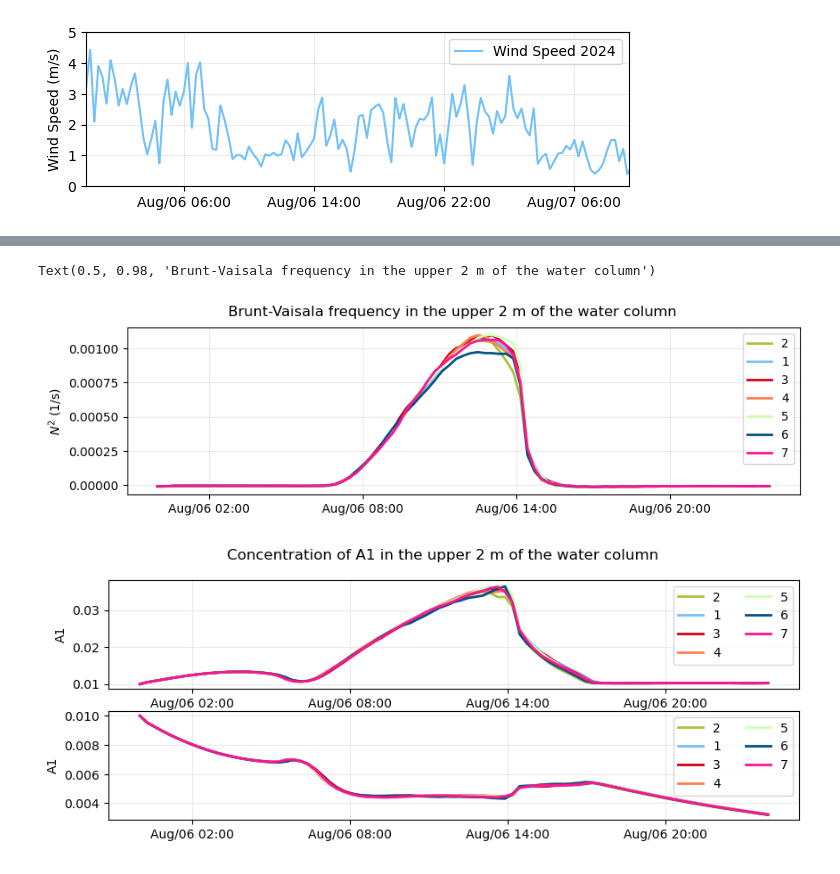
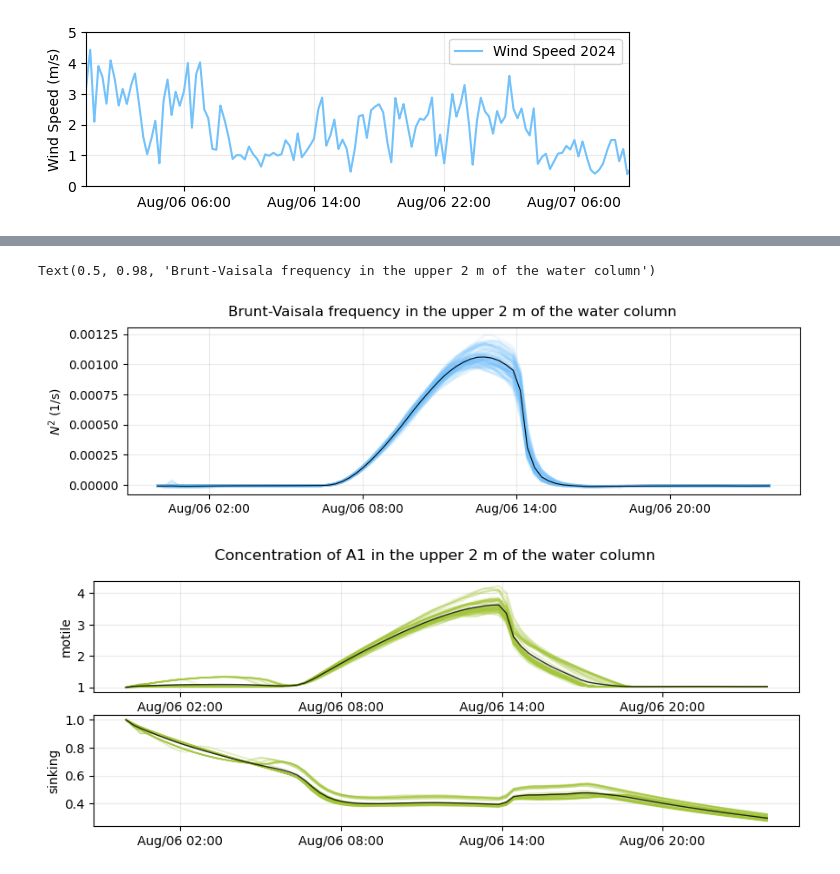
Before and after one commit to sienna-white/1D_JL_Turbulence_Model, a Jupyter notebook: wind_ens_sensitivity.ipynb, the cells around one changed output, grey strips where cells are left out. Cells and saved outputs as stored; diff of their text form; code cells hidden in the pictures.

```diff
--- a/wind_ens_sensitivity.ipynb
+++ b/wind_ens_sensitivity.ipynb
@@ -105,15 +94,14 @@ axs.set_ylim(0,5)
 # %%
 fig2, ax2 = plt.subplots( figsize=(8, 2))
 
-for im, model in enumerate(models):
-    ds = models_list[model].ds
-    ax2.plot(models_list[model].dates, ds['C'].mean(dim='z'), color=colors[im], label=model)
+for i in range(Nm):
+    ds = m1.ds.isel(Nens=i).sel(z=slice(2, 0))
+    ax2.plot(m1.dates, ds['C'].mean(dim='z'), color=colors[0], alpha=0.1)
     # c1 = axs[im].pcolormesh(models_list[model].dates,-m2024_11.ds.z, m2024_11.ds['C'].values.T,  cmap=cmo.cm.thermal, vmin=vmin, vmax=vmax) #, vmin=24, vmax=32) #, vmin=1.5e-7, vmax=1.5e-7)
     # axs[im].set_title("Model with Wind x %s" % model)
 
-ax2.legend(loc="upper right")
 
 
 format_date_ax(ax2, hours=6)
-ax2.set_title("Average temperature in 2024")
+ax2.set_title("Average temp (top 2 m)")
 # %% [output]
@@ -209,44 +265,51 @@ Text(0.5, 0.98, 'Diffusivity in the upper 2 m of the water column')
 # %%
 fig, axs = plt.subplots(figsize=(10, 2.5), nrows=1, sharey=True, sharex=False)
 
-for im, model in enumerate(models):
-    ds = models_list[model].ds
+for i in range(Nm):
+    ds = m1.ds.isel(Nens=i)
     kz = ds.N_BV2.sel(z=slice(2, 0))
     kz_av = kz.mean(dim="z")
-    c1 = axs.plot(models_list[model].dates, kz_av, color=colors[im], label=model, linewidth=2) #, vmin=24, vmax=32) #, vmin=1.5e-7, vmax=1.5e-7)
+    c1 = axs.plot(m1.dates, kz_av, color=colors[1], alpha=0.1, linewidth=2) #, vmin=24, vmax=32) #, vmin=1.5e-7, vmax=1.5e-7)
     # axs[im].set_title("Model with Wind x %s" % model)
+
+average = m1.ds.N_BV2.sel(z=slice(2, 0)).mean(dim="Nens").mean(dim="z")
+axs.plot(m1.dates, average, color="k", label="Average", linewidth=0.8)
 format_date_ax(axs, hours=6)
 
-axs.legend()
 axs.grid(alpha=0.25)
 axs.set_ylabel('$N^2$ (1/s)')
 plt.suptitle("Brunt-Vaisala frequency in the upper 2 m of the water column", fontsize=12)
 # plt.tight_layout()
 # %% [output]
 Text(0.5, 0.98, 'Brunt-Vaisala frequency in the upper 2 m of the water column')
-[figure, old version]
+[figure, new version]
 # %%
 fig, axs = plt.subplots(figsize=(10, 3.5), nrows=2, sharey=False, sharex=False)
 
-for im, model in enumerate(models):
-    ds = models_list[model].ds
-    kz = ds.algae1.sel(z=slice(1, 0))
-    kz_av = kz.mean(dim="z")
-    c1 = axs[0].plot(models_list[model].dates, kz_av, color=colors[im], label=model, linewidth=2) #, vmin=24, vmax=32) #, vmin=1.5e-7, vmax=1.5e-7)
-
-    ds = models_list[model].ds
-    kz = ds.algae2.sel(z=slice(1, 0))
-    kz_av = kz.mean(dim="z")
-    c1 = axs[1].plot(models_list[model].dates, kz_av, color=colors[im], label=model, linewidth=2) #, vmin=24, vmax=32) #, vmin=1.5e-7, vmax=1.5e-7)
+for i in range(Nm):
+    ds = m1.ds.isel(Nens=i)
+    var = ds.algae1.sel(z=slice(1, 0))
+    var_av = var.mean(dim="z")
+    c1 = axs[0].plot(m1.dates, var_av, color=colors[0],  linewidth=1, alpha=0.2) #, vmin=24, vmax=32) #, vmin=1.5e-7, vmax=1.5e-7)
 
 
+    var = ds.algae2.sel(z=slice(1, 0))
+    var_av = var.mean(dim="z")
+    c1 = axs[1].plot(m1.dates, var_av, color=colors[0],  linewidth=1, alpha=0.2) #, vmin=24, vmax=32) #, vmin=1.5e-7, vmax=1.5e-7)
+
+var = m1.ds.algae2.sel(z=slice(1, 0)).mean(dim="z").mean(dim="Nens")
+c1 = axs[1].plot(m1.dates, var, color='k',  linewidth=1, alpha=0.8)
+
+var = m1.ds.algae1.sel(z=slice(1, 0)).mean(dim="z").mean(dim="Nens")
+c1 = axs[0].plot(m1.dates, var, color='k',  linewidth=1, alpha=0.8)
+
+axs[0].set_ylabel('motile')
+axs[1].set_ylabel('sinking')
+
 for ax in axs:
-        # axs[im].set_title("Model with Wind x %s" % model)
     format_date_ax(ax, hours=6)
-    ax.legend(ncols=2)
     ax.grid(alpha=0.25)
-    ax.set_ylabel('A1')
     plt.suptitle("Concentration of A1 in the upper 2 m of the water column", fontsize=12)
 # plt.tight_layout()
 # %% [output]
-[figure, old version]
+[figure, new version]
```
Also changed, not shown: parts of 10 cells of this notebook, 2 other files.
